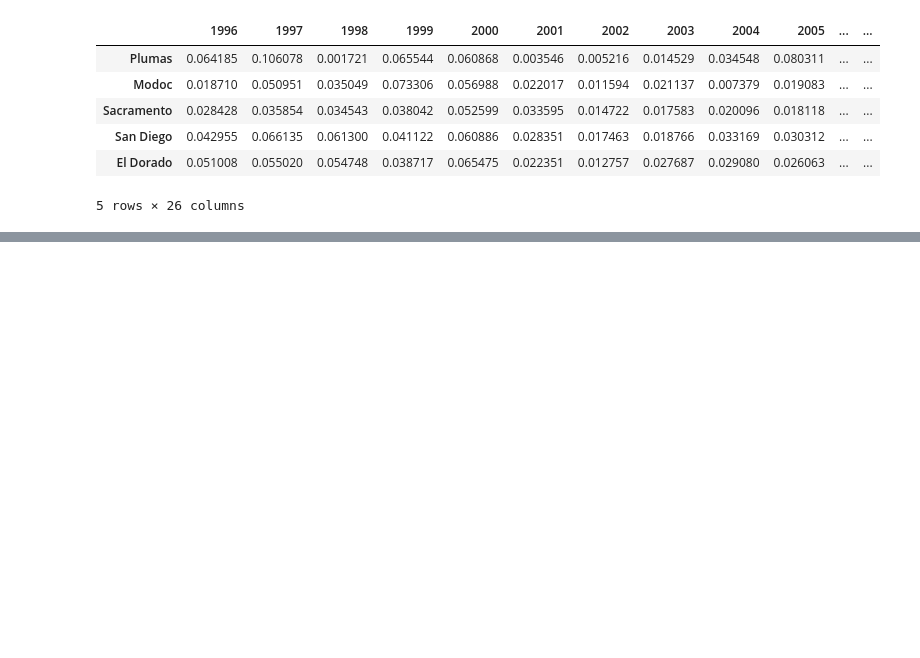
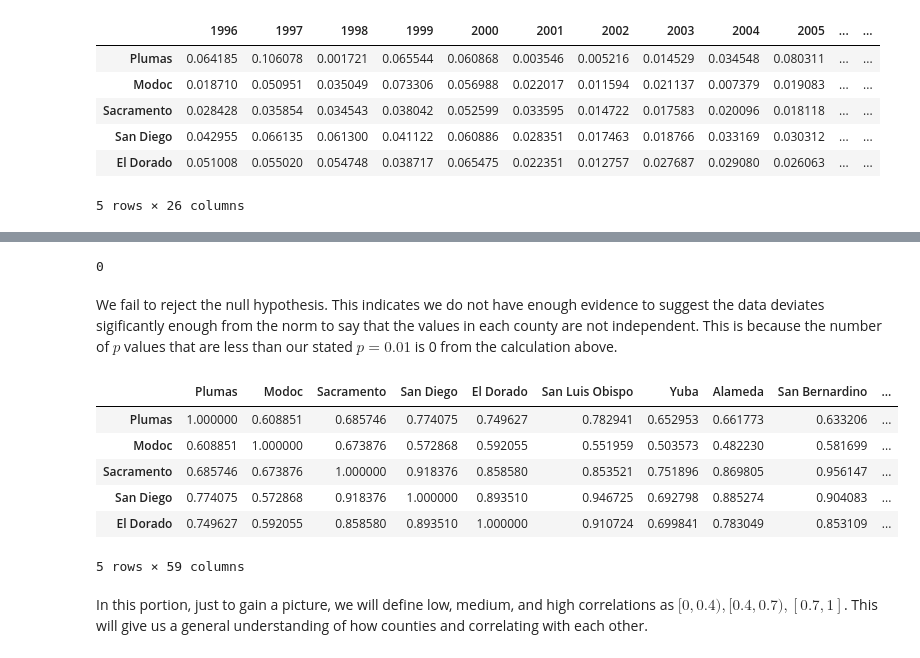
Before and after one commit to aindraga/Math189_FinalProject, a Jupyter notebook: final_project.ipynb, the cells around one changed output, grey strips where cells are left out. Drawn from its saved outputs; the diff is of its cells as text; code cells hidden in the pictures; blank space fills up the shorter version.

```diff
--- a/final_project.ipynb
+++ b/final_project.ipynb
@@ -66,0 +95,19 @@ pct_change_df.head()
+# %%
+county_box_df[(county_box_df < 0.01).any(axis=1)].shape[0]
+# %% [output]
+0
+# %% [markdown]
+We fail to reject the null hypothesis. This indicates we do not have enough evidence to suggest the data deviates sigificantly enough from the norm to say that the values in each county are not independent. This is because the number of $p$ values that are less than our stated $p = 0.01$ is 0 from the calculation above.
+# %%
+corr_df = pct_change_df.T.corr()
+corr_df.head()
+# %% [output]
+|  | Plumas | Modoc | Sacramento | San Diego | El Dorado | San Luis Obispo | Yuba | Alameda | San Bernardino | ... |
+| Plumas | 1.000000 | 0.608851 | 0.685746 | 0.774075 | 0.749627 | 0.782941 | 0.652953 | 0.661773 | 0.633206 | ... |
+| Modoc | 0.608851 | 1.000000 | 0.673876 | 0.572868 | 0.592055 | 0.551959 | 0.503573 | 0.482230 | 0.581699 | ... |
+| Sacramento | 0.685746 | 0.673876 | 1.000000 | 0.918376 | 0.858580 | 0.853521 | 0.751896 | 0.869805 | 0.956147 | ... |
+| San Diego | 0.774075 | 0.572868 | 0.918376 | 1.000000 | 0.893510 | 0.946725 | 0.692798 | 0.885274 | 0.904083 | ... |
+| El Dorado | 0.749627 | 0.592055 | 0.858580 | 0.893510 | 1.000000 | 0.910724 | 0.699841 | 0.783049 | 0.853109 | ... |
+5 rows × 59 columns
+# %% [markdown]
+In this portion, just to gain a picture, we will define low, medium, and high correlations as $[0, 0.4), [0.4, 0.7), [0.7, 1]$. This will give us a general understanding of how counties and correlating with each other.
```
Also changed, not shown: parts of 14 cells of this notebook.
